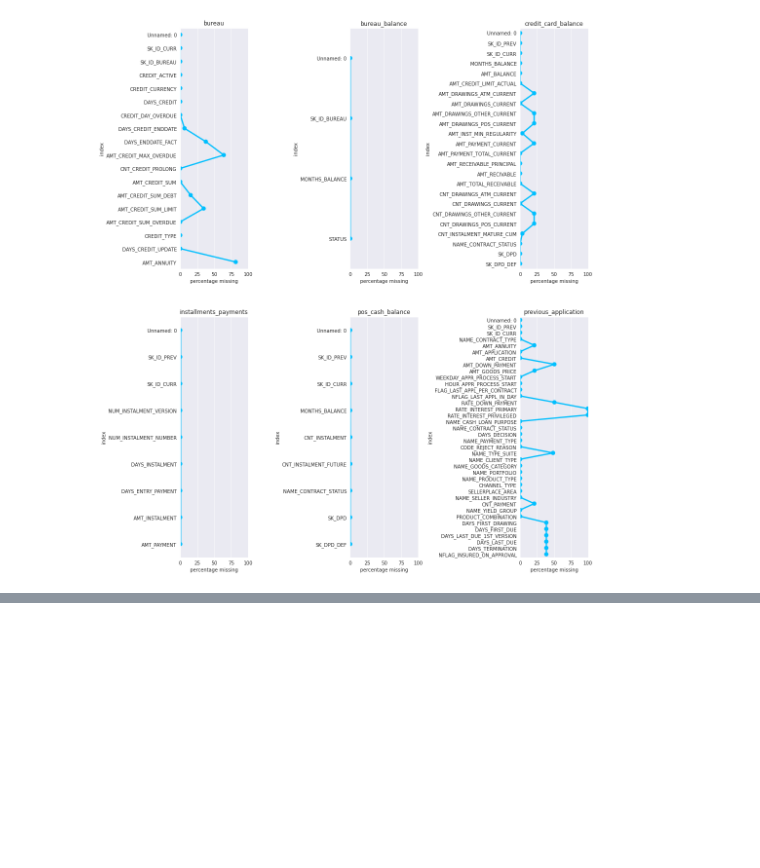
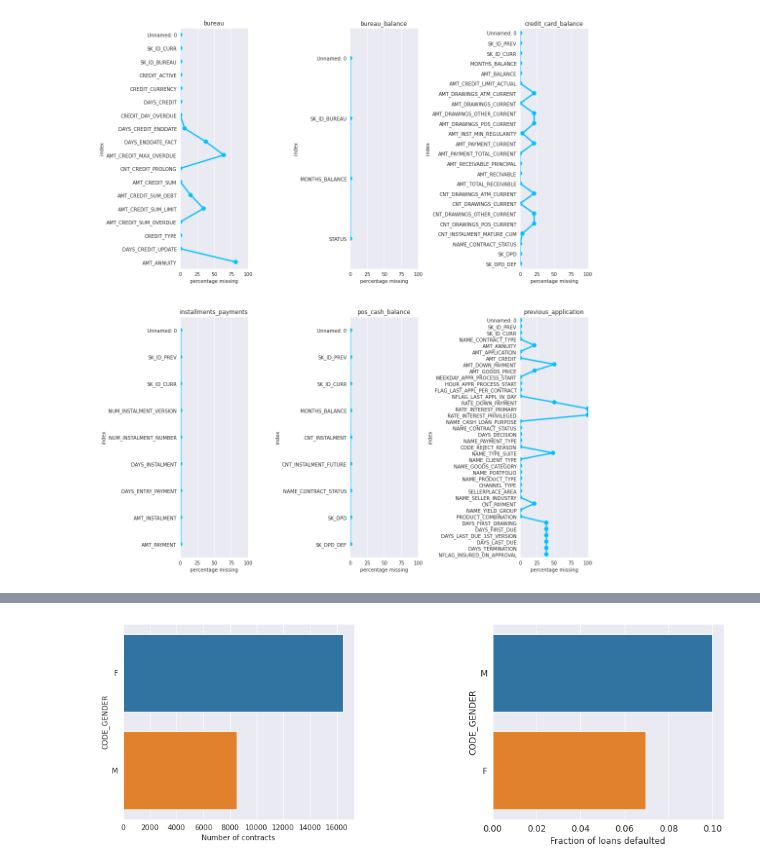
Before and after one commit to yadneshkhairnar194/Home-Credit-Default-Risk, a Jupyter notebook: Home_Credit_Default_Risk.ipynb, the cells around one changed output, grey strips where cells are left out. Drawn from its saved outputs; the diff is of its cells as text; code cells hidden in the pictures; blank space fills up the shorter version.

```diff
--- a/Home_Credit_Default_Risk.ipynb
+++ b/Home_Credit_Default_Risk.ipynb
@@ -273,0 +320,4 @@ plt.subplots_adjust(wspace = 1.5)
+# %%
+plot_bar_gen('CODE_GENDER')
+# %% [output]
+[figure, added]
```
Also changed, not shown: parts of 49 cells of this notebook.
